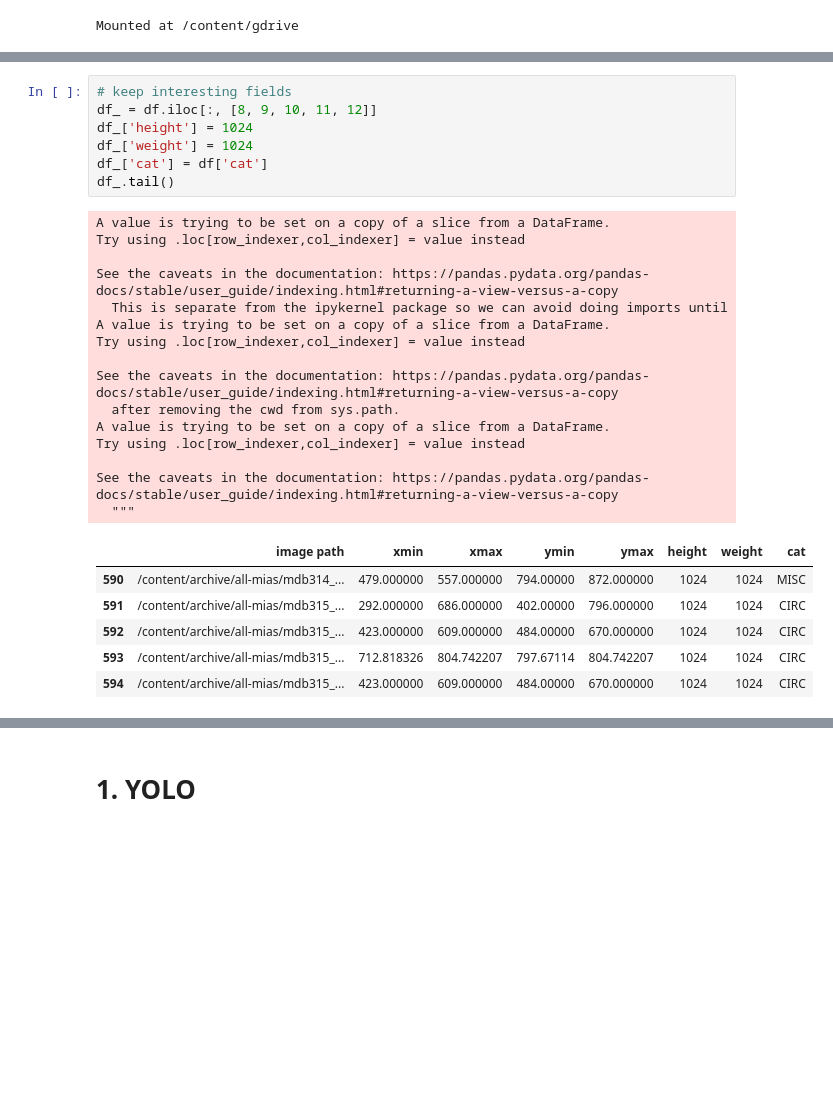
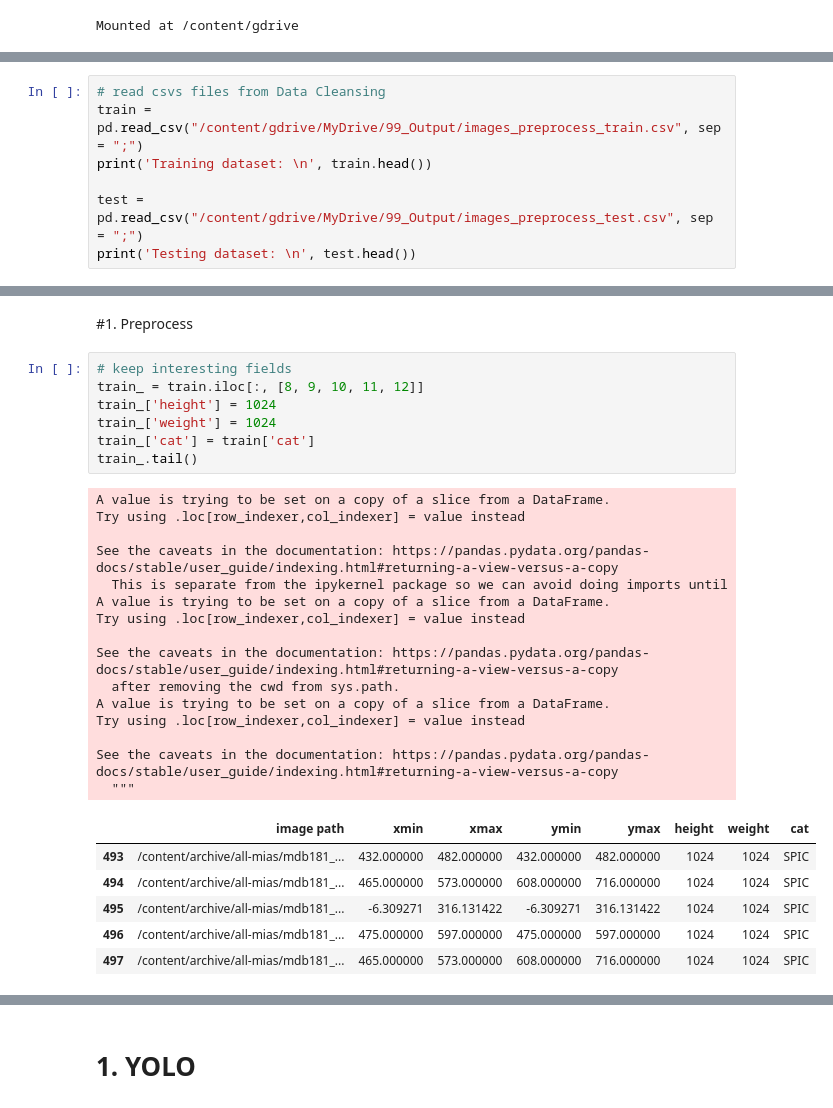
Before and after one commit to cfont03/Anomaly-breast-cancer-detection, a Jupyter notebook: train/2. YOLO.ipynb, the cells around one changed output, grey strips where cells are left out. Saved outputs shown, nothing was run; the diff lists cells and outputs as text; blank space fills up the shorter version.

```diff
--- a/train/2. YOLO.ipynb
+++ b/train/2. YOLO.ipynb
@@ -72,0 +83,7 @@ df.head()
+# %%
+# read csvs files from Data Cleansing
+train = pd.read_csv("/content/gdrive/MyDrive/99_Output/images_preprocess_train.csv", sep = ";")
+print('Training dataset: \n', train.head())
+
+test = pd.read_csv("/content/gdrive/MyDrive/99_Output/images_preprocess_test.csv", sep = ";")
+print('Testing dataset: \n', test.head())
@@ -73,29 +158,31 @@ df.head()
+# %% [markdown]
+#1. Preprocess
 # %%
 # keep interesting fields
-df_ = df.iloc[:, [8, 9, 10, 11, 12]]
-df_['height'] = 1024
-df_['weight'] = 1024
-df_['cat'] = df['cat']
-df_.tail()
+train_ = train.iloc[:, [8, 9, 10, 11, 12]]
+train_['height'] = 1024
+train_['weight'] = 1024
+train_['cat'] = train['cat']
+train_.tail()
 # %% [output]
 A value is trying to be set on a copy of a slice from a DataFrame.
 Try using .loc[row_indexer,col_indexer] = value instead
 
 See the caveats in the documentation: https://pandas.pydata.org/pandas-docs/stable/user_guide/indexing.html#returning-a-view-versus-a-copy
   This is separate from the ipykernel package so we can avoid doing imports until
 A value is trying to be set on a copy of a slice from a DataFrame.
 Try using .loc[row_indexer,col_indexer] = value instead
 
 See the caveats in the documentation: https://pandas.pydata.org/pandas-docs/stable/user_guide/indexing.html#returning-a-view-versus-a-copy
   after removing the cwd from sys.path.
 A value is trying to be set on a copy of a slice from a DataFrame.
 Try using .loc[row_indexer,col_indexer] = value instead
 
 See the caveats in the documentation: https://pandas.pydata.org/pandas-docs/stable/user_guide/indexing.html#returning-a-view-versus-a-copy
   """
 |  | image path | xmin | xmax | ymin | ymax | height | weight | cat |
-| 590 | /content/archive/all-mias/mdb314_... | 479.000000 | 557.000000 | 794.00000 | 872.000000 | 1024 | 1024 | MISC |
-| 591 | /content/archive/all-mias/mdb315_... | 292.000000 | 686.000000 | 402.00000 | 796.000000 | 1024 | 1024 | CIRC |
-| 592 | /content/archive/all-mias/mdb315_... | 423.000000 | 609.000000 | 484.00000 | 670.000000 | 1024 | 1024 | CIRC |
-| 593 | /content/archive/all-mias/mdb315_... | 712.818326 | 804.742207 | 797.67114 | 804.742207 | 1024 | 1024 | CIRC |
-| 594 | /content/archive/all-mias/mdb315_... | 423.000000 | 609.000000 | 484.00000 | 670.000000 | 1024 | 1024 | CIRC |
+| 493 | /content/archive/all-mias/mdb181_... | 432.000000 | 482.000000 | 432.000000 | 482.000000 | 1024 | 1024 | SPIC |
+| 494 | /content/archive/all-mias/mdb181_... | 465.000000 | 573.000000 | 608.000000 | 716.000000 | 1024 | 1024 | SPIC |
+| 495 | /content/archive/all-mias/mdb181_... | -6.309271 | 316.131422 | -6.309271 | 316.131422 | 1024 | 1024 | SPIC |
+| 496 | /content/archive/all-mias/mdb181_... | 475.000000 | 597.000000 | 475.000000 | 597.000000 | 1024 | 1024 | SPIC |
+| 497 | /content/archive/all-mias/mdb181_... | 465.000000 | 573.000000 | 608.000000 | 716.000000 | 1024 | 1024 | SPIC |
```
Also changed, not shown: parts of 47 cells of this notebook.
